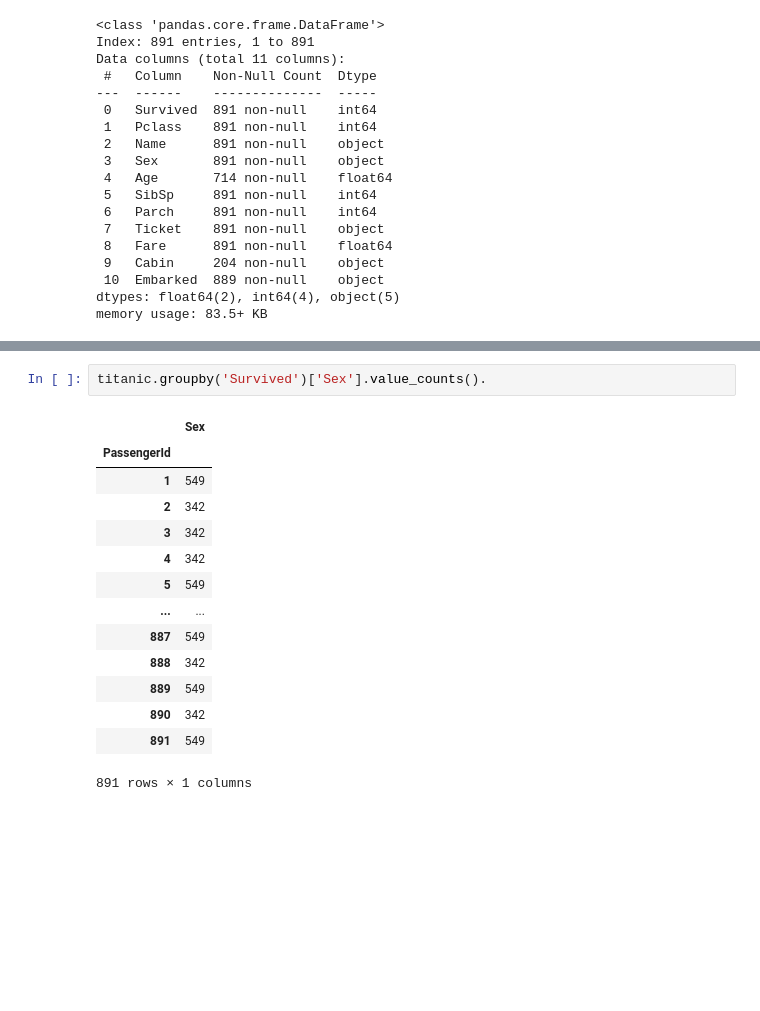
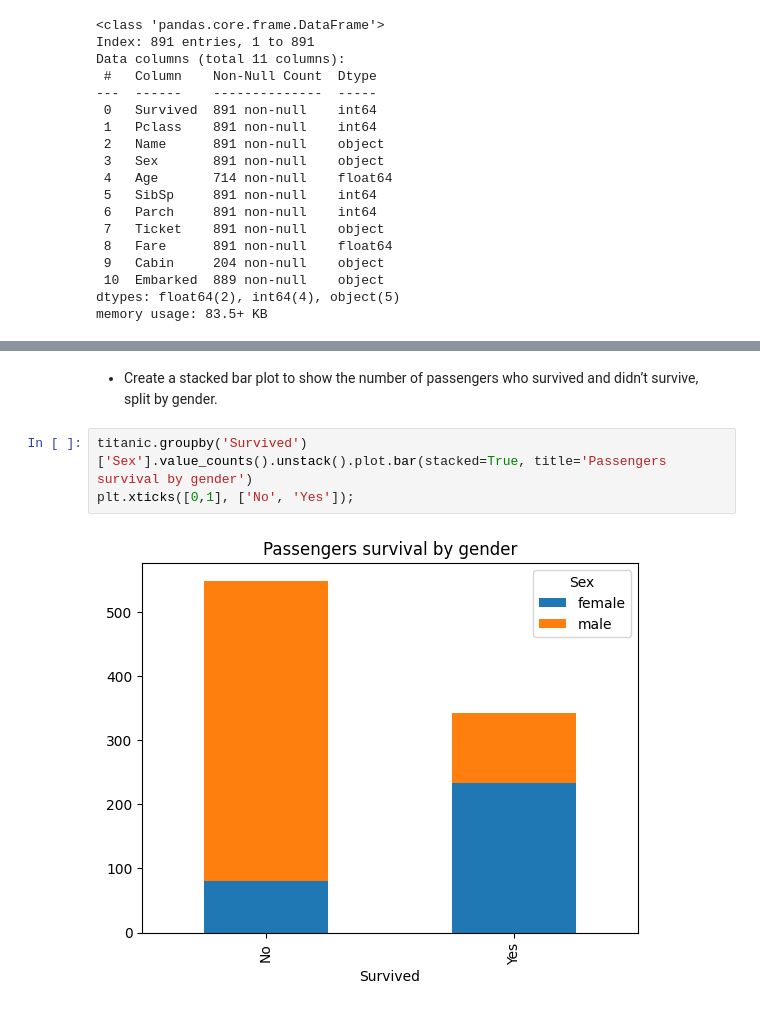
Before and after one commit to arrenkae/DI-Bootcamp, a Jupyter notebook: Week5/Day5/DailyChallenge/DailyChallenge.ipynb, the cells around one changed output, grey strips where cells are left out. Saved outputs shown, nothing was run; the diff lists cells and outputs as text; blank space fills up the shorter version.

```diff
--- a/Week5/Day5/DailyChallenge/DailyChallenge.ipynb
+++ b/Week5/Day5/DailyChallenge/DailyChallenge.ipynb
@@ -73,17 +75,7 @@ titanic['Survived'].astype('bool').value_counts().plot.bar();
+# %% [markdown]
+- Create a stacked bar plot to show the number of passengers who survived and didn’t survive, split by gender.
 # %%
-titanic.groupby('Survived')['Sex'].value_counts().
+titanic.groupby('Survived')['Sex'].value_counts().unstack().plot.bar(stacked=True, title='Passengers survival by gender')
+plt.xticks([0,1], ['No', 'Yes']);
 # %% [output]
-|  | Sex |
-| PassengerId |  |
-| 1 | 549 |
-| 2 | 342 |
-| 3 | 342 |
-| 4 | 342 |
-| 5 | 549 |
-| ... | ... |
-| 887 | 549 |
-| 888 | 342 |
-| 889 | 549 |
-| 890 | 342 |
-| 891 | 549 |
-891 rows × 1 columns
+[figure, added]
```
Also changed, not shown: parts of 17 cells of this notebook.
